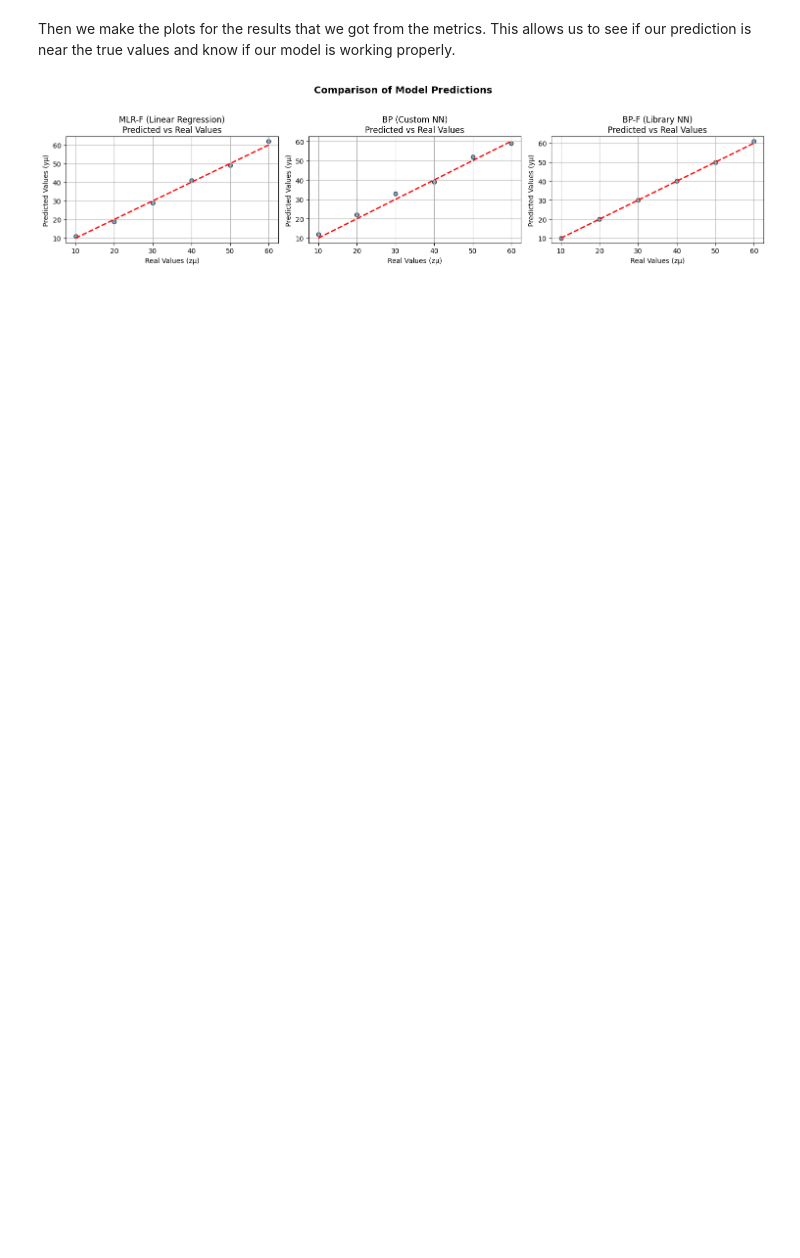
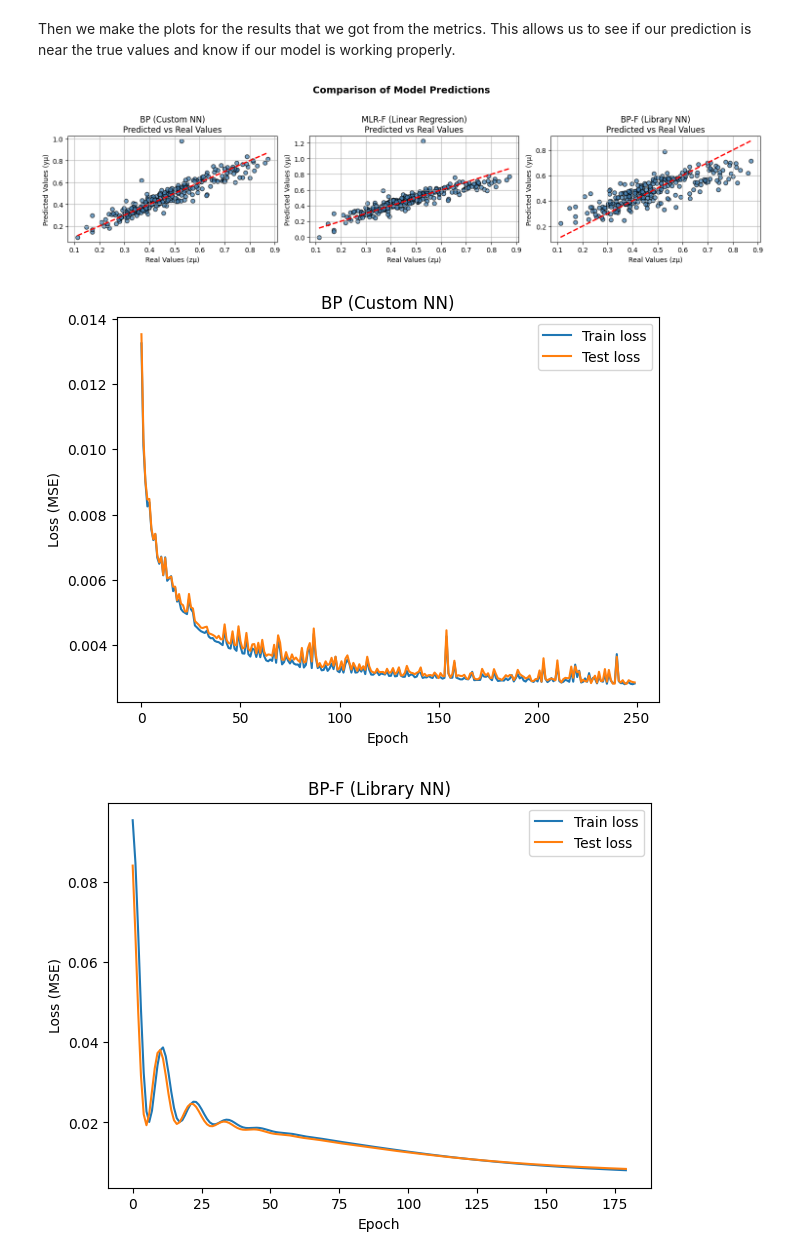
Before and after one commit to valeriapgil/HousePrices, a Jupyter notebook: Part3PracNec.ipynb, the cells around one changed output. Saved outputs shown, nothing was run; the diff lists cells and outputs as text; code cells hidden in the pictures; blank space fills up the shorter version.

Commit message:
Added Custom BP and updated plots

```diff
--- a/Part3PracNec.ipynb
+++ b/Part3PracNec.ipynb
@@ -270,39 +293,43 @@ Then we make the plots for the results that we got from the metrics. This allows
 # %%
 # Visualization: Scatter plots yμ vs zμ
 
 models = {
-    'MLR-F (Linear Regression)': y_pred_mlr,
-    'BP (Custom NN)': y_pred_bp,
-    'BP-F (Library NN)': y_pred_bpf
+    'BP (Custom NN)': results_list[0]['Pred Test'],
+    'MLR-F (Linear Regression)': results_list[1]['Pred Test'],
+    'BP-F (Library NN)': results_list[2]['Pred Test']
 }
 
 plt.figure(figsize=(15, 4))
 
 for i, (name, y_pred) in enumerate(models.items()):
     plt.subplot(1, 3, i + 1)
-    plt.scatter(z_test, y_pred, color='steelblue', edgecolors='k', alpha=0.75)
-    plt.plot([z_test.min(), z_test.max()], [z_test.min(), z_test.max()], 'r--', lw=2)
+    plt.scatter(y_test, y_pred.flatten(), color='steelblue', edgecolors='k', alpha=0.75)
+    plt.plot([y_test.min(), y_test.max()], [y_test.min(), y_test.max()], 'r--', lw=2)
     plt.title(f"{name}\nPredicted vs Real Values")
     plt.xlabel("Real Values (zμ)")
     plt.ylabel("Predicted Values (yμ)")
     plt.grid(True)
 
 plt.suptitle("Comparison of Model Predictions", fontsize=14, fontweight='bold')
 plt.tight_layout(rect=[0, 0.03, 1, 0.95])
 plt.show()
 
 def loss_curve(train_losses, test_losses, title):
     plt.figure(figsize=(7,5))
     plt.plot(train_losses, label='Train loss')
     plt.plot(test_losses, label='Test loss')
     plt.xlabel('Epoch')
     plt.ylabel('Loss (MSE)')
     plt.title(title)
     plt.legend()
     plt.show()
 
-loss_curve(pred_train_mlr, pred_test_mlr, 'MLR')
-loss_curve(pt_train_loss, pt_test_loss, 'BP-F')
-loss_curve(custom_train_loss, custom_test_loss,'Custom BP-F')
+custom_bp = results_list[0]  # Best BP model
+bp_f = results_list[2]  # Best BP-F model
+
+loss_curve(custom_bp['Train Losses'], custom_bp['Test Losses'], 'BP (Custom NN)')
+loss_curve(bp_f['Train Losses'], bp_f['Test Losses'], 'BP-F (Library NN)')
 # %% [output]
-[figure, old version]
+[figure, new version]
+[figure, added]
+[figure, added]
```
Also changed, not shown: parts of 1 cell of this notebook.
